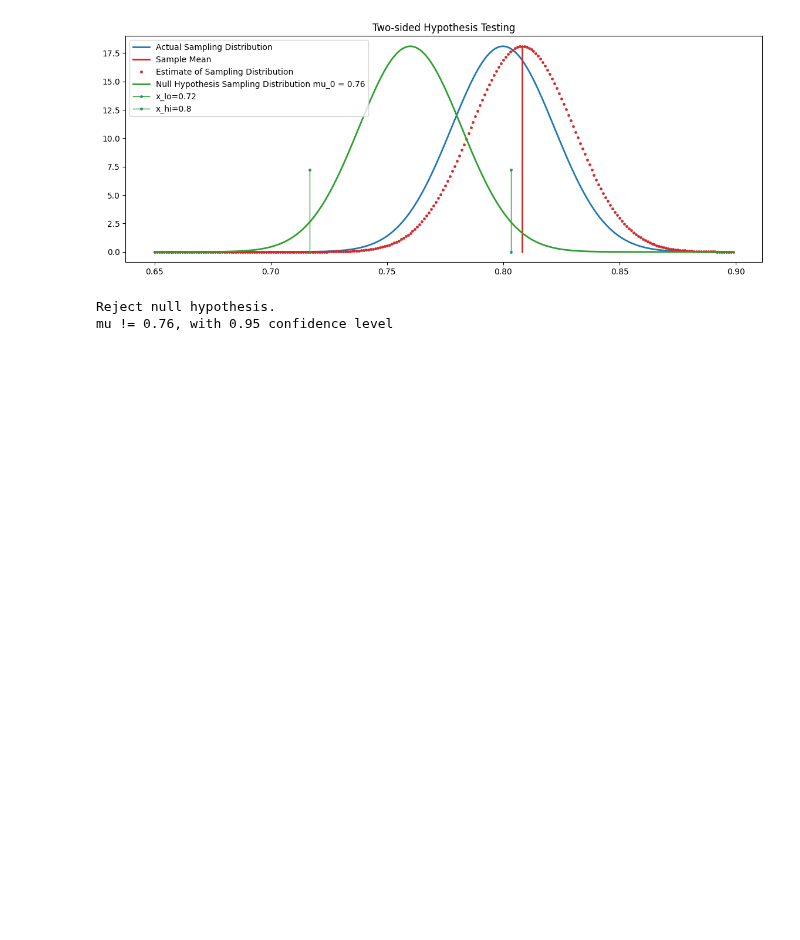
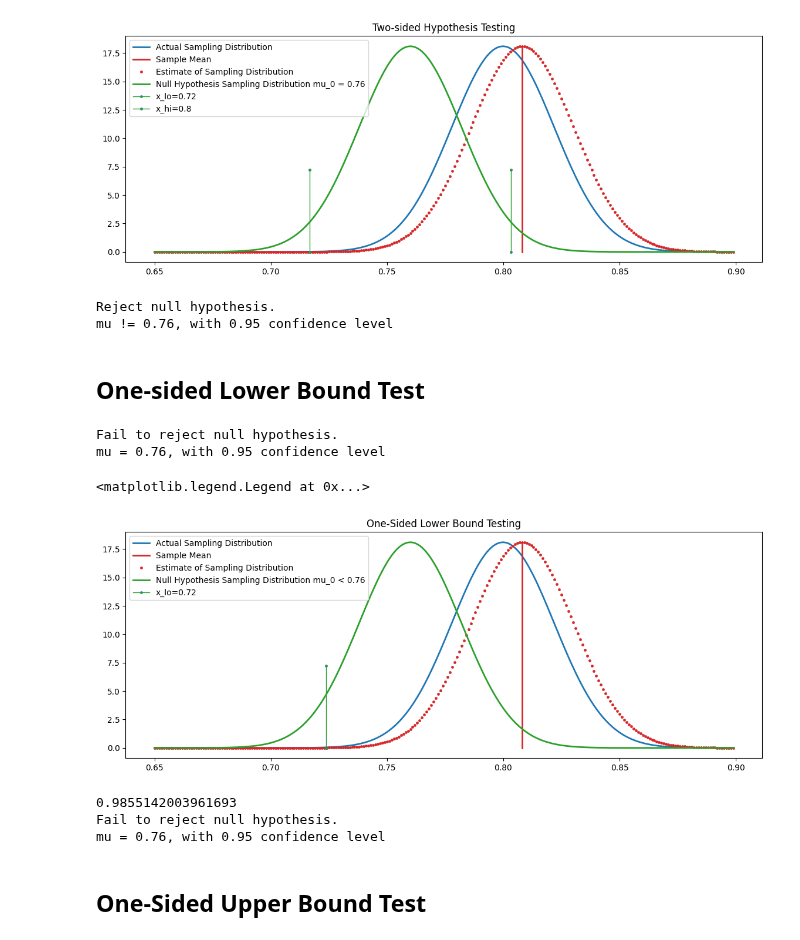
Before and after one commit to afrut/learn-ml, a Jupyter notebook: statistics/hypothesis_testing/known_variance.ipynb, the cells around one changed output. Drawn from its saved outputs; the diff is of its cells as text; code cells hidden in the pictures; blank space fills up the shorter version.

Commit message:
Add lower and upper bound one-sided tests

```diff
--- a/statistics/hypothesis_testing/known_variance.ipynb
+++ b/statistics/hypothesis_testing/known_variance.ipynb
@@ -179,3 +179,10 @@ else:
 # %% [output]
 Reject null hypothesis.
 mu != 0.76, with 0.95 confidence level
+# %% [markdown]
+## One-sided Lower Bound Test
+# %%
+# H0: mu = 0.76
+# H1: mu < 0.76
+mu_0 = 0.76
+alpha = 0.05 # significance level
@@ -181,0 +192,63 @@ mu != 0.76, with 0.95 confidence level
+# %%
+# Define the acceptance region, the region where the null hypothesis will not be rejected
+z_lo = stats.norm.ppf(alpha)
+x_lo = mu_0 + (z_lo * (sigma / math.sqrt(n)))
+# %%
+# Check if the value is in the acceptance region
+if x_bar >= x_lo:
+    print(f"Fail to reject null hypothesis.")
+    print(f"mu = {mu_0}, with {1 - alpha} confidence level")
+else:
+    print(f"Reject null hypothesis.")
+    print(f"mu < {mu_0}, with {1 - alpha} confidence level")
+# %% [output]
+Fail to reject null hypothesis.
+mu = 0.76, with 0.95 confidence level
+# %%
+# Visualize the sampling distribution
+fig = plt.figure(figsize=(14, 5))
+ax = fig.add_subplot(1, 1, 1)
+samp_dist_x = np.arange(0.65, 0.9, 0.001)
+samp_dist_pdf = stats.norm.pdf(samp_dist_x, loc=mu, scale=sigma/math.sqrt(n))
+plots.scatter(x=samp_dist_x, y=samp_dist_pdf, fig=fig, ax=ax, markersize=0, linewidth=2, color=plots.BLUE)
+
+# Visualize the sample in relation to the sampling distribution
+plots.scatter(x=np.array([x_bar, x_bar]), y=np.array([0,max(samp_dist_pdf)]),
+              fig=fig, ax=ax, markersize=0, linewidth=2, color=plots.RED)
+
+# Visualize the estimated sampling distribution based on the sample mean
+plots.scatter(x=samp_dist_x, y=stats.norm.pdf(samp_dist_x, loc=x_bar, scale=sigma/math.sqrt(n)),
+              fig=fig, ax=ax, markersize=3, color=plots.RED, markeredgecolor=plots.RED)
+
+# Visualize the sampling distribution asserted by the null hypothesis
+plots.scatter(x=samp_dist_x, y=stats.norm.pdf(samp_dist_x, loc=mu_0, scale=sigma/math.sqrt(n)),
+              fig=fig, ax=ax, markersize=0, linewidth=2, color=plots.GREEN)
+plots.scatter(x=np.array([x_lo, x_lo]), y=np.array([0, max(samp_dist_pdf) * 0.4]),
+              fig=fig, ax=ax, marker="o", markersize=3, linewidth=1, color=plots.GREEN)
+ax.set_title("One-Sided Lower Bound Testing")
+
+# Add legend to plot
+ax.legend(["Actual Sampling Distribution",
+           "Sample Mean",
+           "Estimate of Sampling Distribution",
+           f"Null Hypothesis Sampling Distribution mu_0 < {mu_0}",
+           f"x_lo={round(x_lo, 2)}"])
+# %% [output]
+<matplotlib.legend.Legend at 0x...>
+[figure, added]
+# %%
+# Using the p-value
+pvalue = ht.oneTailPvalueLo(n=n, mu0=mu_0, sampmean=x_bar, sigma=sigma)
+print(pvalue)
+if pvalue >= alpha:
+    print(f"Fail to reject null hypothesis.")
+    print(f"mu = {mu_0}, with {1 - alpha} confidence level")
+else:
+    print(f"Reject null hypothesis.")
+    print(f"mu != {mu_0}, with {1 - alpha} confidence level")
+# %% [output]
+0.9855142003961693
+Fail to reject null hypothesis.
+mu = 0.76, with 0.95 confidence level
+# %% [markdown]
+## One-Sided Upper Bound Test
```
Also changed, not shown: parts of 7 cells of this notebook.
